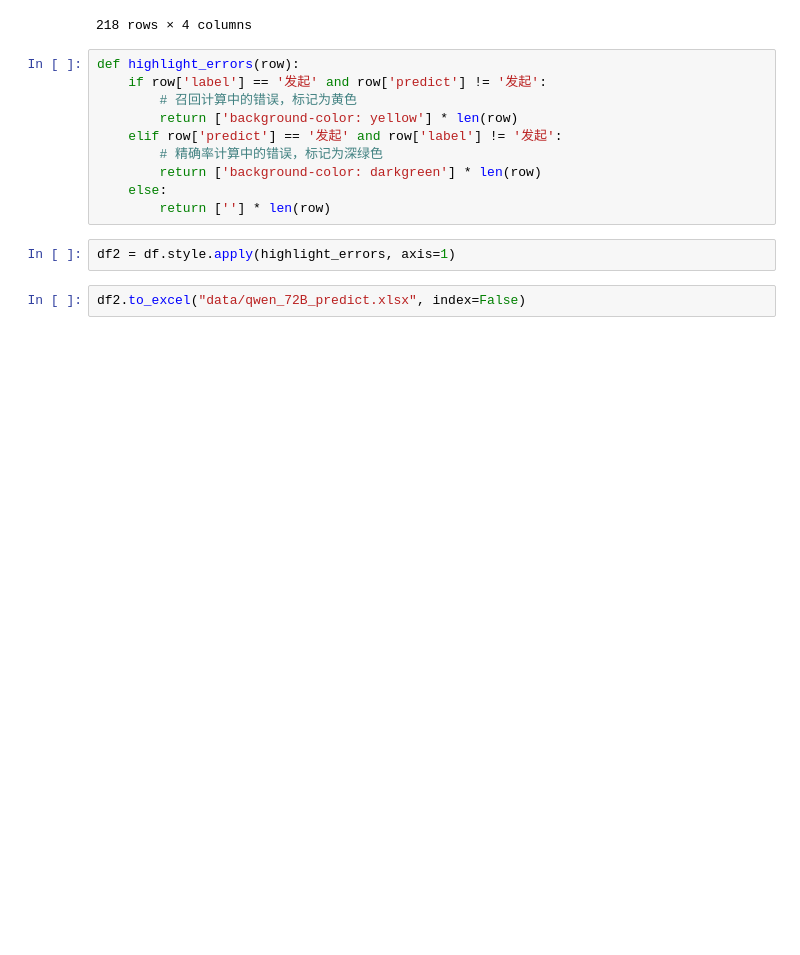
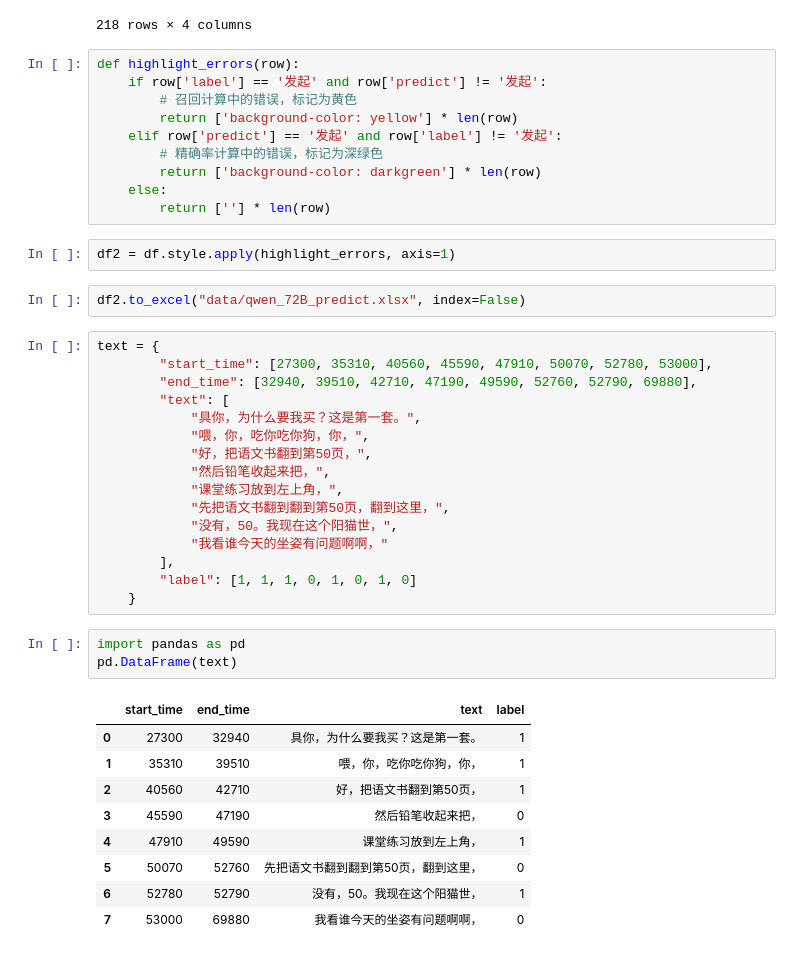
Before and after one commit to yimengmiao/theme_extraction, a Jupyter notebook: test.ipynb, the cells around one changed output. Cells and saved outputs as stored; diff of their text form; blank space fills up the shorter version.

```diff
--- a/test.ipynb
+++ b/test.ipynb
@@ -682,3 +682,32 @@ def highlight_errors(row):
 df2 = df.style.apply(highlight_errors, axis=1)
 # %%
 df2.to_excel("data/qwen_72B_predict.xlsx", index=False)
+# %%
+text = {
+        "start_time": [27300, 35310, 40560, 45590, 47910, 50070, 52780, 53000],
+        "end_time": [32940, 39510, 42710, 47190, 49590, 52760, 52790, 69880],
+        "text": [
+            "具你，为什么要我买？这是第一套。",
+            "喂，你，吃你吃你狗，你，",
+            "好，把语文书翻到第50页，",
+            "然后铅笔收起来把，",
+            "课堂练习放到左上角，",
+            "先把语文书翻到翻到第50页，翻到这里，",
+            "没有，50。我现在这个阳猫世，",
+            "我看谁今天的坐姿有问题啊啊，"
+        ],
+        "label": [1, 1, 1, 0, 1, 0, 1, 0]
+    }
+# %%
+import pandas as pd
+pd.DataFrame(text)
+# %% [output]
+|  | start_time | end_time | text | label |
+| 0 | 27300 | 32940 | 具你，为什么要我买？这是第一套。 | 1 |
+| 1 | 35310 | 39510 | 喂，你，吃你吃你狗，你， | 1 |
+| 2 | 40560 | 42710 | 好，把语文书翻到第50页， | 1 |
+| 3 | 45590 | 47190 | 然后铅笔收起来把， | 0 |
+| 4 | 47910 | 49590 | 课堂练习放到左上角， | 1 |
+| 5 | 50070 | 52760 | 先把语文书翻到翻到第50页，翻到这里， | 0 |
+| 6 | 52780 | 52790 | 没有，50。我现在这个阳猫世， | 1 |
+| 7 | 53000 | 69880 | 我看谁今天的坐姿有问题啊啊， | 0 |
```
Also changed, not shown: 9 other files.
